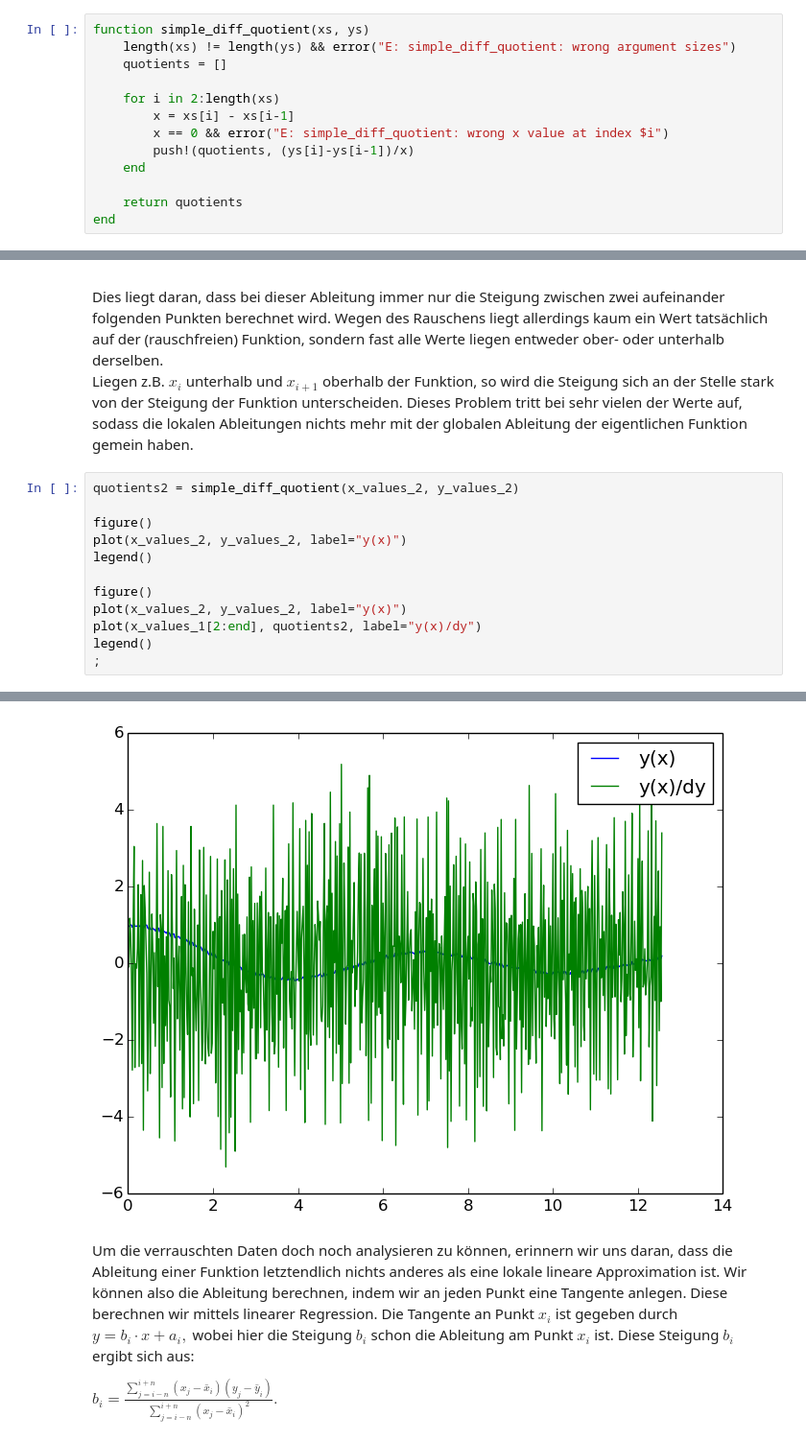
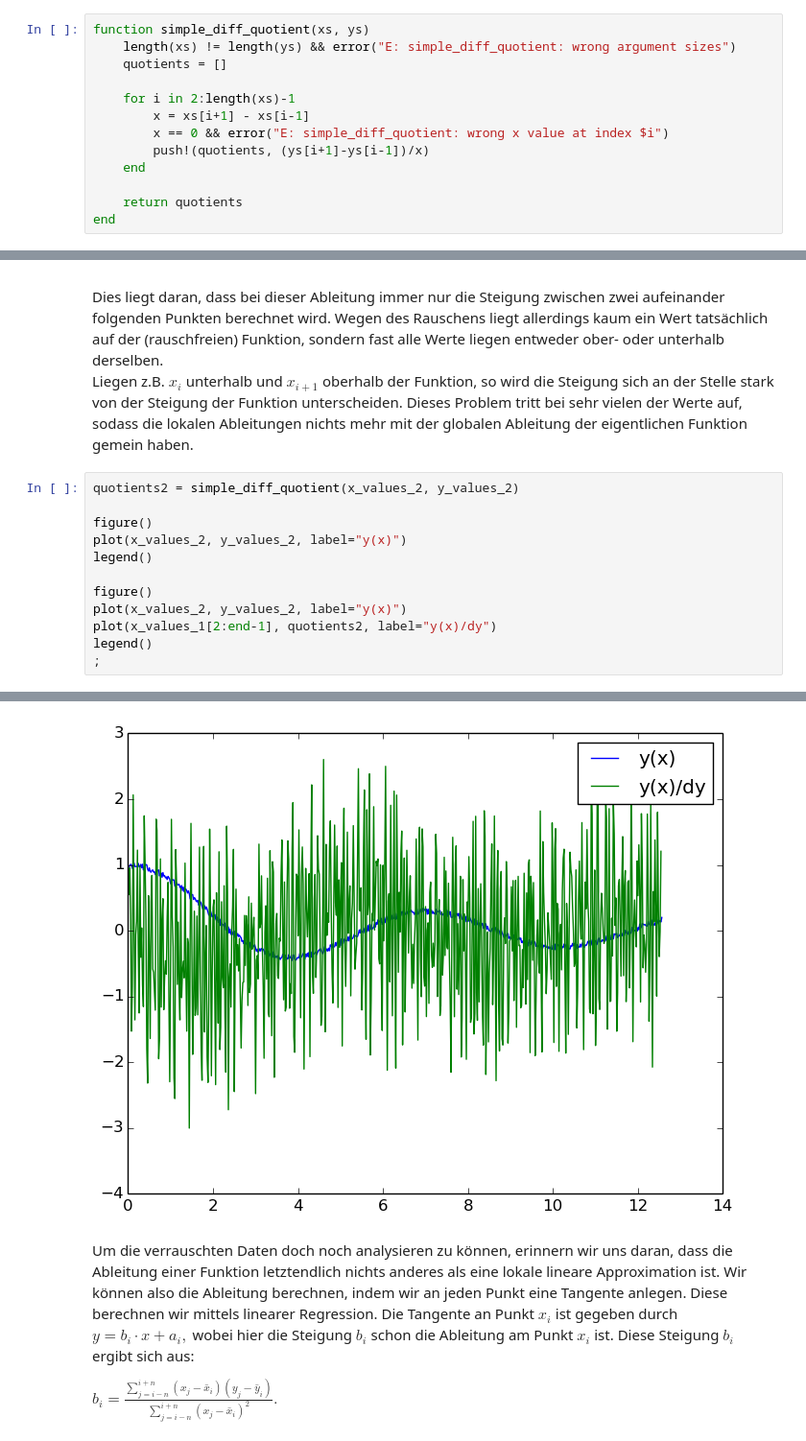
Before and after one commit to ofilla/compphys2016, a Jupyter notebook: uebung_03/03_rauschmittel.ipynb, the cells around one changed output, grey strips where cells are left out. Shown at 96% size. Cells and saved outputs as stored; diff of their text form.

```diff
--- a/uebung_03/03_rauschmittel.ipynb
+++ b/uebung_03/03_rauschmittel.ipynb
@@ -38,10 +38,10 @@ function simple_diff_quotient(xs, ys)
     length(xs) != length(ys) && error("E: simple_diff_quotient: wrong argument sizes")
     quotients = []
 
-    for i in 2:length(xs)
-        x = xs[i] - xs[i-1]
+    for i in 2:length(xs)-1
+        x = xs[i+1] - xs[i-1]
         x == 0 && error("E: simple_diff_quotient: wrong x value at index $i")
-        push!(quotients, (ys[i]-ys[i-1])/x)
+        push!(quotients, (ys[i+1]-ys[i-1])/x)
     end
 
     return quotients
@@ -73,18 +73,18 @@ Liegen z.B. $x_i$ unterhalb und $x_{i+1}$ oberhalb der Funktion, so wird die Ste
 # %%
 quotients2 = simple_diff_quotient(x_values_2, y_values_2)
 
 figure()
 plot(x_values_2, y_values_2, label="y(x)")
 legend()
 
 figure()
 plot(x_values_2, y_values_2, label="y(x)")
-plot(x_values_1[2:end], quotients2, label="y(x)/dy")
+plot(x_values_1[2:end-1], quotients2, label="y(x)/dy")
 legend()
 ;
 # %% [output]
 [figure]
-[figure, old version]
+[figure, new version]
 # %% [markdown]
 Um die verrauschten Daten doch noch analysieren zu können, erinnern wir uns daran, dass die Ableitung einer Funktion letztendlich nichts anderes als eine lokale lineare Approximation ist. Wir können also die Ableitung berechnen, indem wir an jeden Punkt eine Tangente anlegen. Diese berechnen wir mittels linearer Regression. Die Tangente an Punkt $x_i$ ist gegeben durch
 $y=b_i \cdot x + a_i,$
```
Also changed, not shown: parts of 1 cell of this notebook.
